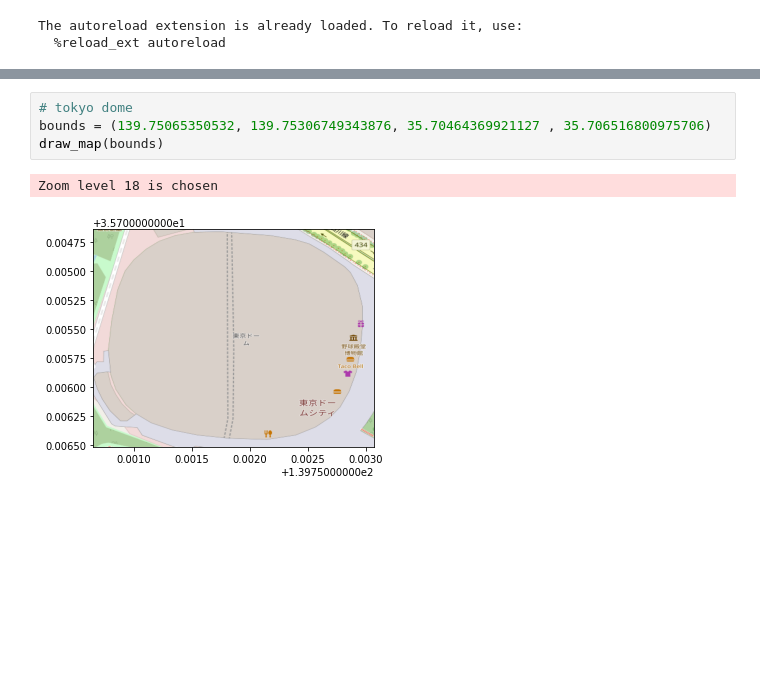
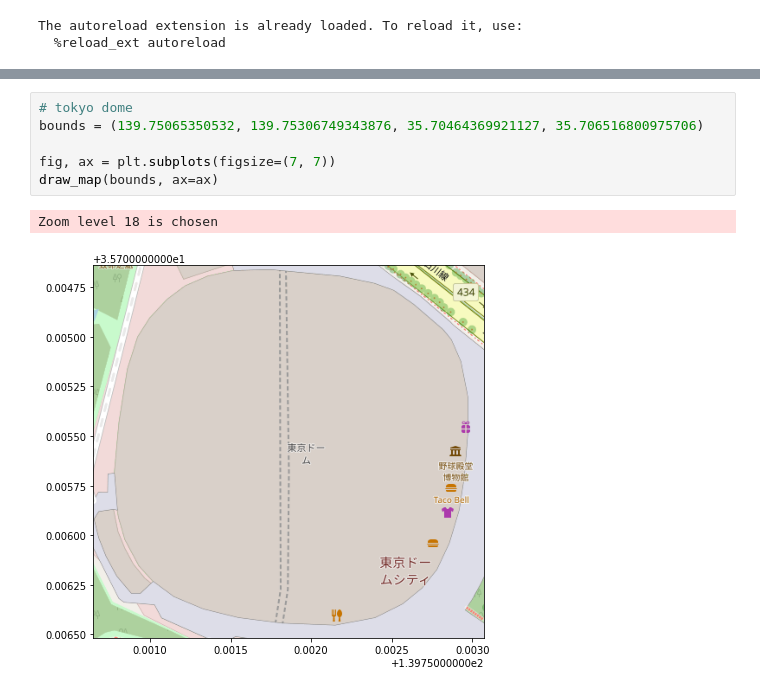
Before and after one commit to kota7/maptiles, a Jupyter notebook: example.ipynb, the cells around one changed output, grey strips where cells are left out. Cells and saved outputs as stored; diff of their text form; blank space fills up the shorter version.

```diff
--- a/example.ipynb
+++ b/example.ipynb
@@ -41,7 +48,9 @@ ax.set_aspect(1)
 # %%
 # tokyo dome
-bounds = (139.75065350532, 139.75306749343876, 35.70464369921127 , 35.706516800975706)
-draw_map(bounds)
+bounds = (139.75065350532, 139.75306749343876, 35.70464369921127, 35.706516800975706)
+
+fig, ax = plt.subplots(figsize=(7, 7))
+draw_map(bounds, ax=ax)
 # %% [output]
 Zoom level 18 is chosen
-[figure, old version]
+[figure, new version]
```
Also changed, not shown: parts of 3 cells of this notebook, 1 other file.
